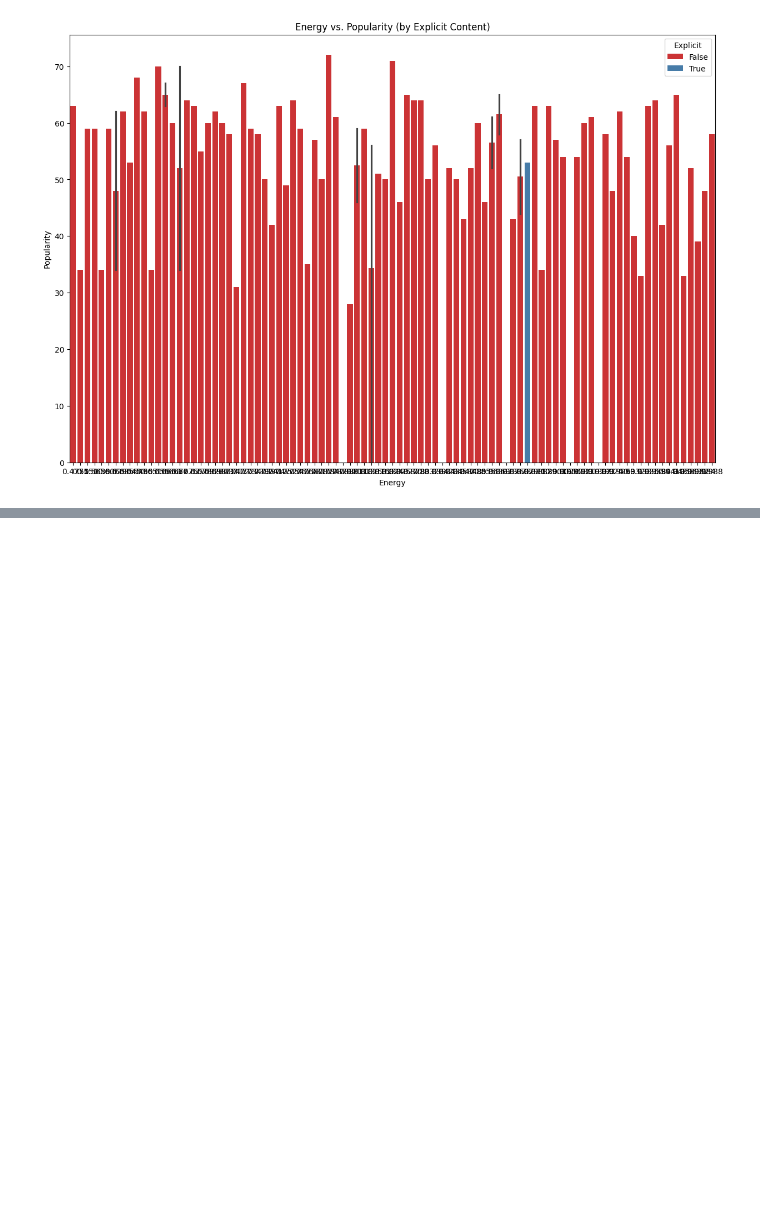
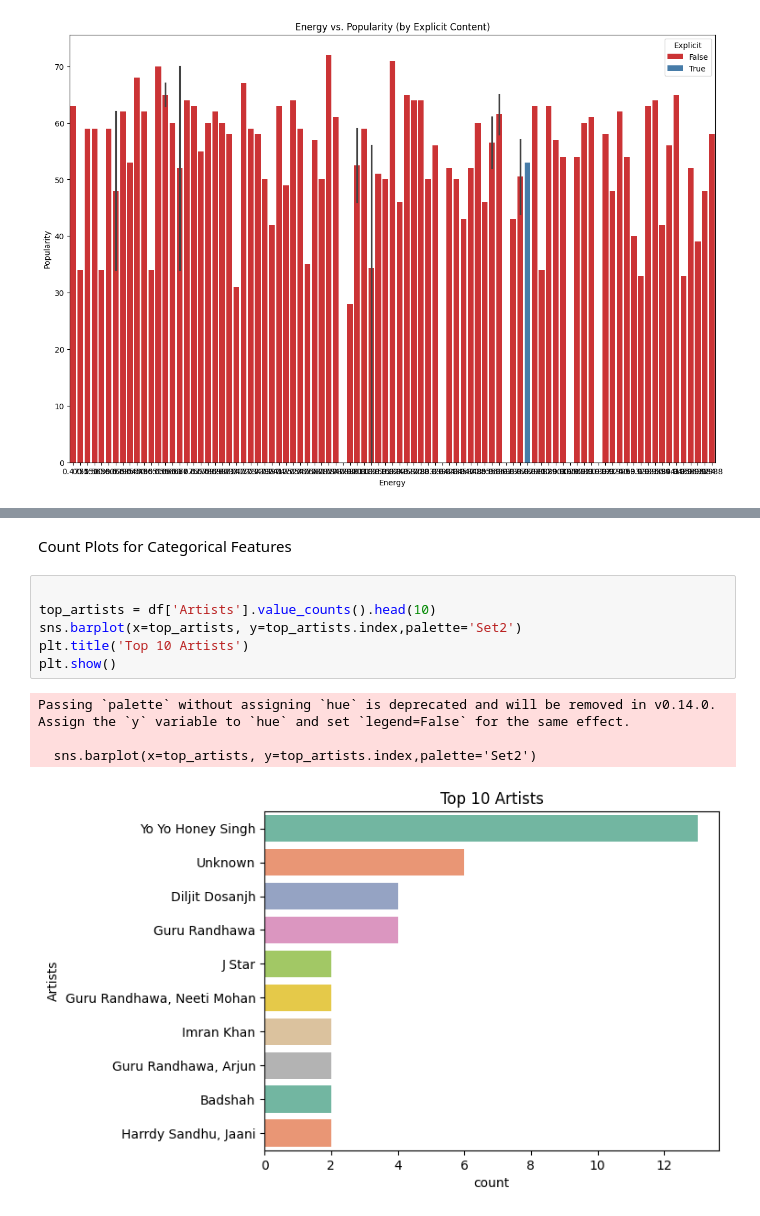
Before and after one commit to Saravanan-20G/Data-Analysis-Projects, a Jupyter notebook: Music Data Analysis/Statistical Modelling.ipynb, the cells around one changed output, grey strips where cells are left out. Saved outputs shown, nothing was run; the diff lists cells and outputs as text; blank space fills up the shorter version.

```diff
--- a/Music Data Analysis/Statistical Modelling.ipynb
+++ b/Music Data Analysis/Statistical Modelling.ipynb
@@ -149,0 +157,13 @@ Text(0, 0.5, 'Popularity')
+# %% [markdown]
+Count Plots for Categorical Features
+# %%
+
+top_artists = df['Artists'].value_counts().head(10)
+sns.barplot(x=top_artists, y=top_artists.index,palette='Set2')
+plt.title('Top 10 Artists')
+plt.show()
+# %% [output]
+Passing `palette` without assigning `hue` is deprecated and will be removed in v0.14.0. Assign the `y` variable to `hue` and set `legend=False` for the same effect.
+
+  sns.barplot(x=top_artists, y=top_artists.index,palette='Set2')
+[figure, added]
```
Also changed, not shown: parts of 5 cells of this notebook.
